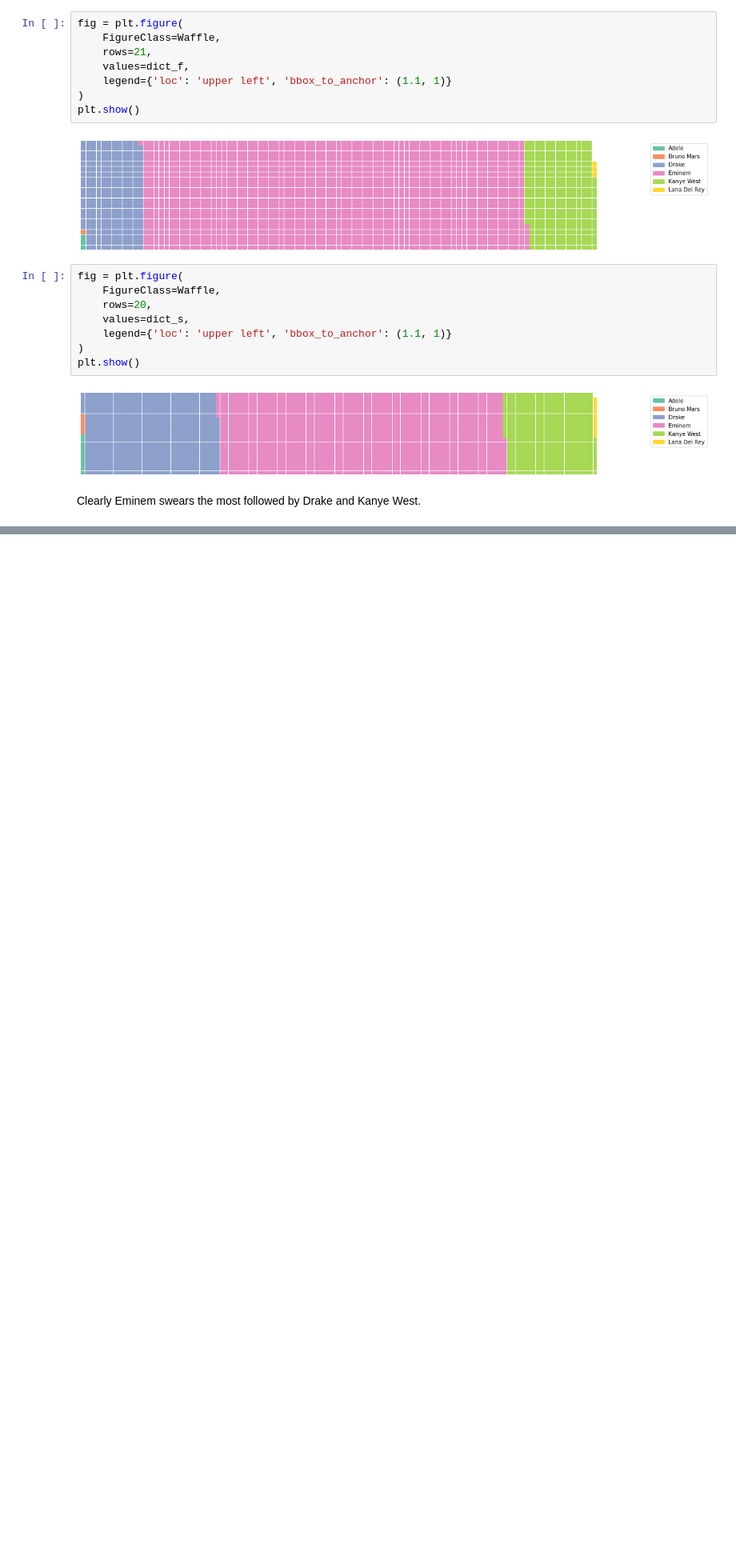
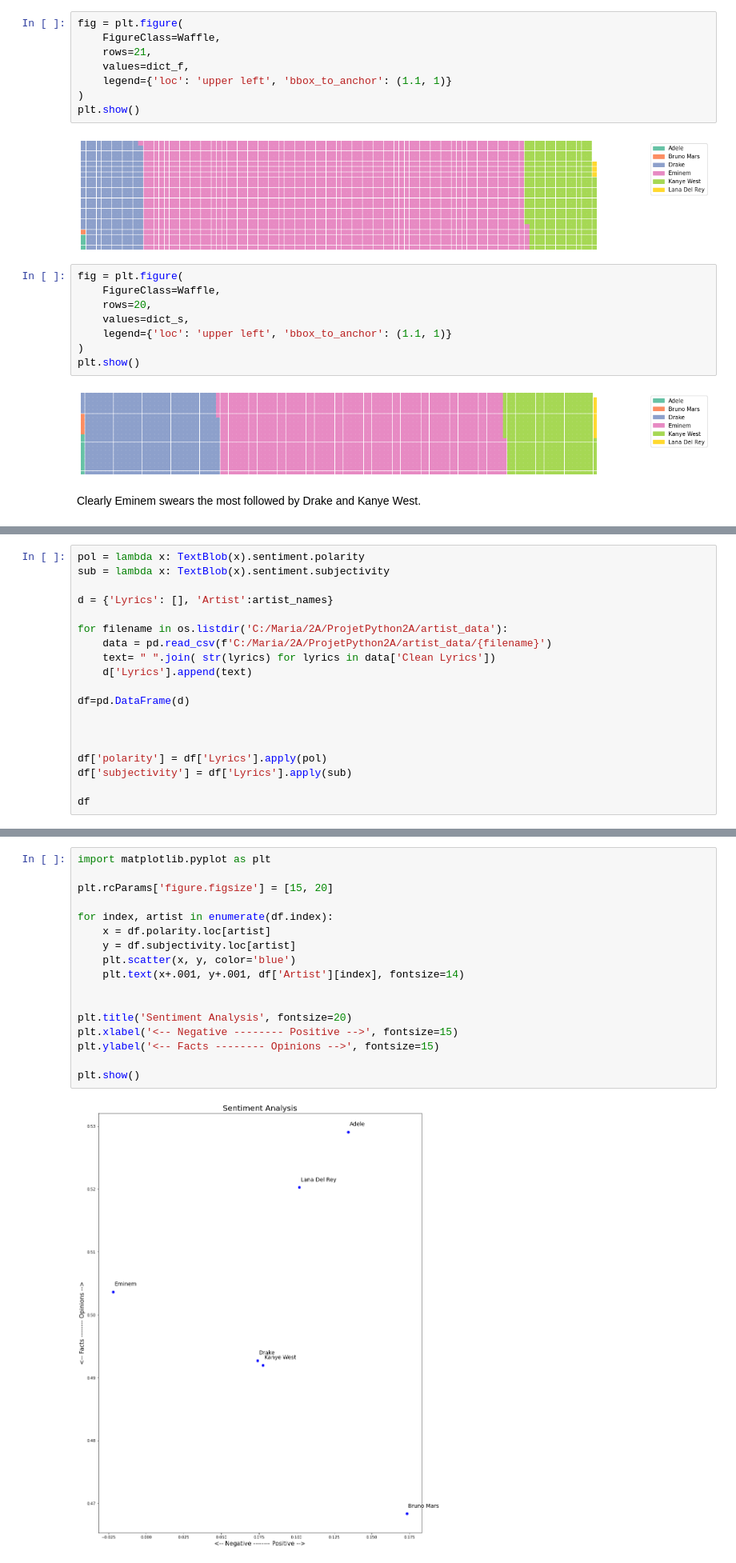
Before and after one commit to martinalex7/ProjetPython2A, a Jupyter notebook: rapports/2_data_exploratory_analysis.ipynb, the cells around one changed output, grey strips where cells are left out. Shown at 80% size. Drawn from its saved outputs; the diff is of its cells as text; blank space fills up the shorter version.

Commit message:
adding sentiment analysis to exploratory data analysis notebook

```diff
--- a/rapports/2_data_exploratory_analysis.ipynb
+++ b/rapports/2_data_exploratory_analysis.ipynb
@@ -243,0 +263,19 @@ Clearly Eminem swears the most followed by Drake and Kanye West.
+# %%
+pol = lambda x: TextBlob(x).sentiment.polarity
+sub = lambda x: TextBlob(x).sentiment.subjectivity
+
+d = {'Lyrics': [], 'Artist':artist_names}
+
+for filename in os.listdir('C:/Maria/2A/ProjetPython2A/artist_data'):
+    data = pd.read_csv(f'C:/Maria/2A/ProjetPython2A/artist_data/{filename}')
+    text= " ".join( str(lyrics) for lyrics in data['Clean Lyrics'])
+    d['Lyrics'].append(text)
+
+df=pd.DataFrame(d)
+
+
+
+df['polarity'] = df['Lyrics'].apply(pol)
+df['subjectivity'] = df['Lyrics'].apply(sub)
+
+df
@@ -243,0 +290,19 @@ Clearly Eminem swears the most followed by Drake and Kanye West.
+# %%
+import matplotlib.pyplot as plt
+
+plt.rcParams['figure.figsize'] = [15, 20]
+
+for index, artist in enumerate(df.index):
+    x = df.polarity.loc[artist]
+    y = df.subjectivity.loc[artist]
+    plt.scatter(x, y, color='blue')
+    plt.text(x+.001, y+.001, df['Artist'][index], fontsize=14)
+
+
+plt.title('Sentiment Analysis', fontsize=20)
+plt.xlabel('<-- Negative -------- Positive -->', fontsize=15)
+plt.ylabel('<-- Facts -------- Opinions -->', fontsize=15)
+
+plt.show()
+# %% [output]
+[figure, added]
```
Also changed, not shown: parts of 8 cells of this notebook.
